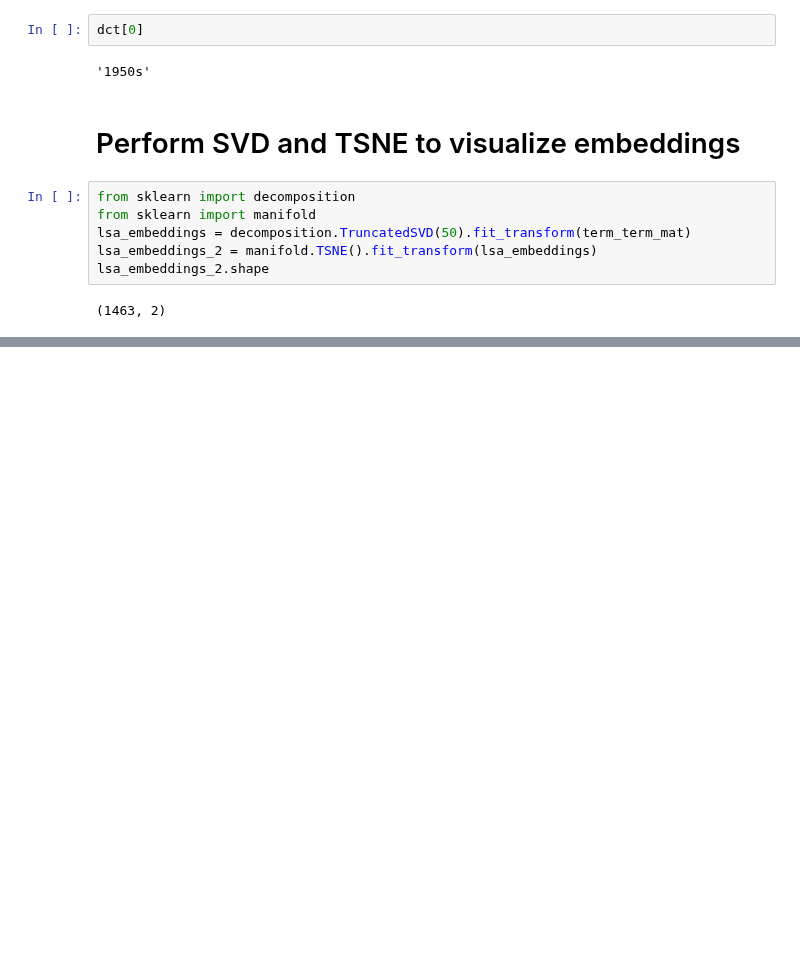
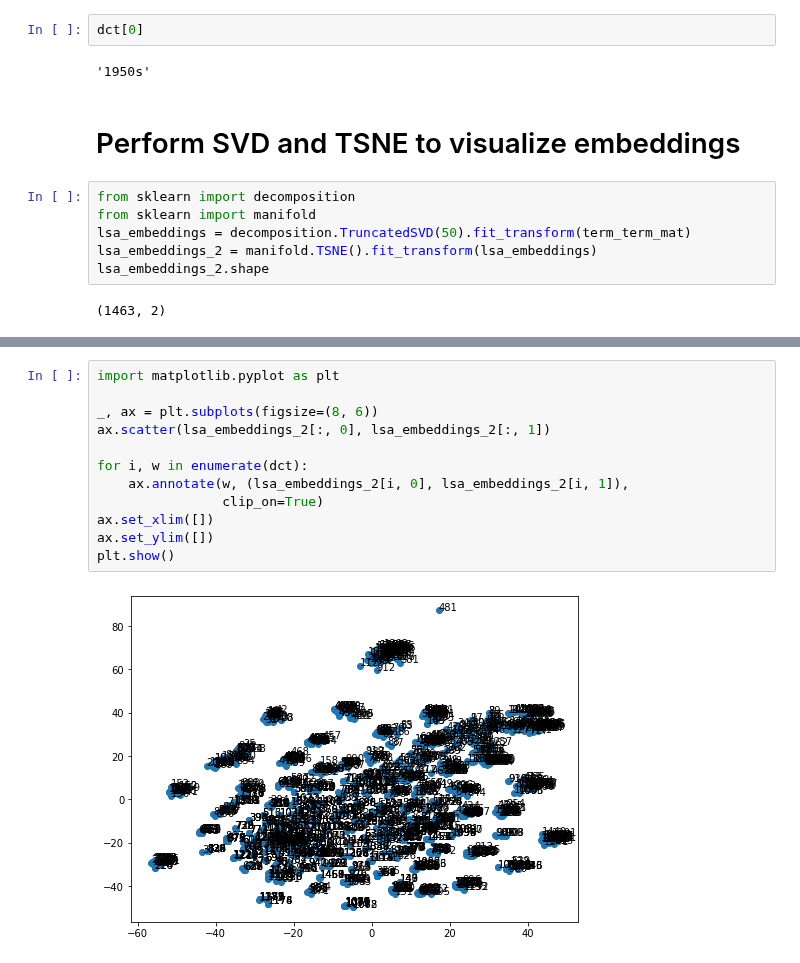
Before and after one commit to tigranfah/machine_learning, a Jupyter notebook: ACA_course/machine_learning/homeworks/homework11/Word_Vectors.ipynb, the cells around one changed output, grey strips where cells are left out. Saved outputs shown, nothing was run; the diff lists cells and outputs as text; blank space fills up the shorter version.

```diff
--- a/ACA_course/machine_learning/homeworks/homework11/Word_Vectors.ipynb
+++ b/ACA_course/machine_learning/homeworks/homework11/Word_Vectors.ipynb
@@ -283,0 +282,14 @@ fig.show()
+# %%
+import matplotlib.pyplot as plt
+
+_, ax = plt.subplots(figsize=(8, 6))
+ax.scatter(lsa_embeddings_2[:, 0], lsa_embeddings_2[:, 1])
+
+for i, w in enumerate(dct):
+    ax.annotate(w, (lsa_embeddings_2[i, 0], lsa_embeddings_2[i, 1]),
+                clip_on=True)
+ax.set_xlim([])
+ax.set_ylim([])
+plt.show()
+# %% [output]
+[figure, added]
```
Also changed, not shown: parts of 7 cells of this notebook, 5 other files.
